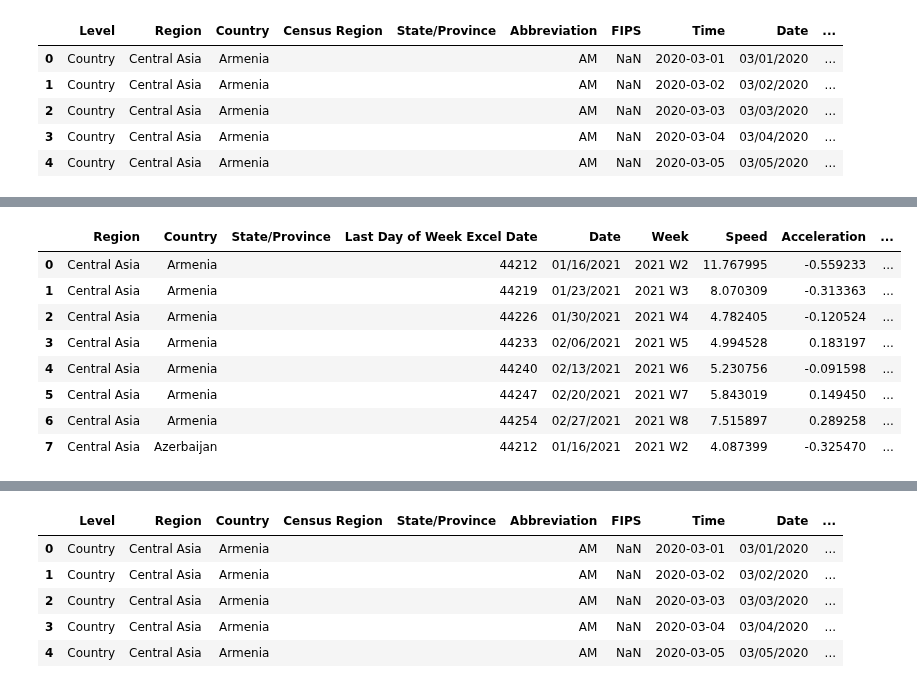
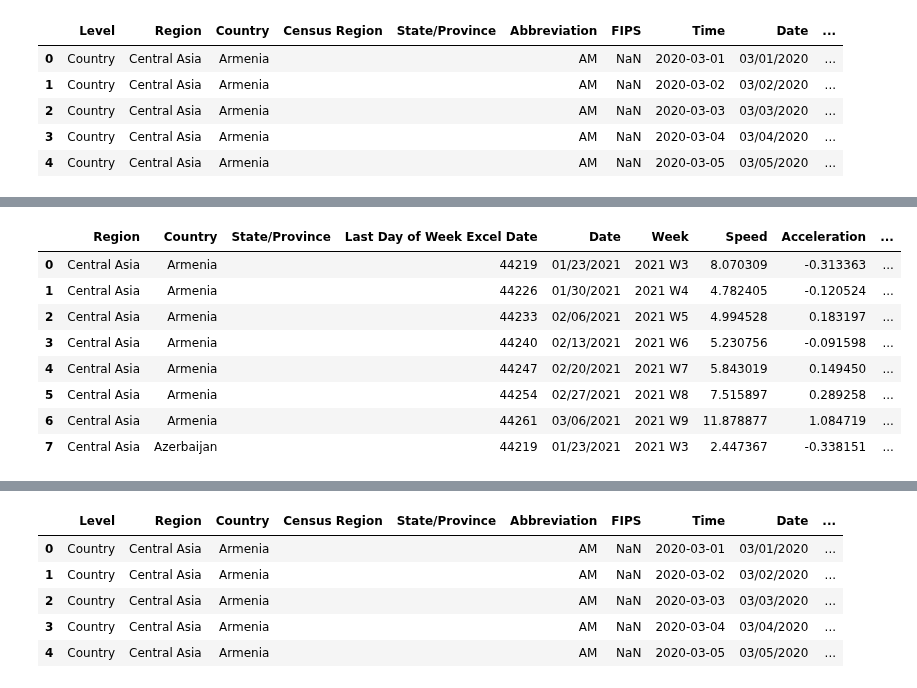
Before and after one commit to janinewhite/Global-COVID-Surveillance, a Jupyter notebook: scripts/Daily Update.ipynb, the cells around one changed output, grey strips where cells are left out. Cells and saved outputs as stored; diff of their text form; code cells hidden in the pictures.

```diff
--- a/scripts/Daily Update.ipynb
+++ b/scripts/Daily Update.ipynb
@@ -16,10 +16,10 @@ pd.set_option('display.max_columns', None)
 now = datetime.now()
 current_date = now.strftime('%Y-%m-%d')
 print(current_date)
-file_date = "2021-02-28"
+file_date = "2021-03-10"
 file_end = " -Results- " + current_date +" .csv"
 output_file_end = " -Results- " + file_date +" .csv"
-statistics_file_end = " - GMM - " + file_date + " .txt"
+statistics_file_end = " - GMM- " + file_date + " .txt"
 print(file_end)
 
 #Folders and Files
@@ -1288,6 +1288,11 @@ pgmm_files = [
     'Canada',
     'South Asia',
     'Sub-Saharan Africa'
+]
+tests = [
+    "Sargan test",
+    "Autocorrelation test",
+    "Wald test"
 ]
 
 def readOutput(r,pgmm_read_file):
@@ -1324,12 +1329,70 @@ def readOutput(r,pgmm_read_file):
     }, inplace=True)
     return df
 
+def getRegionTxt(statistics_read_file):
+    file = open(statistics_read_file, 'r')
+    lines = file.readlines()
+    regionValues = {}
+    for line in lines:
+        for test in tests:
+            testFound = line.find(test)
+            if testFound>-1:
+                print(line)
+                testName = line[0:line.find(":")]
+                if not testName in testNames:
+                    testNames.append(testName)
+                chisq = ""
+                lineSplit = ""
+                chisqFound = line.find("chisq(")
+                if chisqFound>-1:
+                    lineSplit = ") = "
+                    chisq = line[chisqFound+6:line.find(lineSplit)]
+                else:
+                    lineSplit = " = "
+                testSplit = line.find(lineSplit)
+                testLength = testSplit + len(lineSplit)
+                testEnd = line[testLength:]
+                testSpace = testEnd.find(" ")
+                testStat = testEnd[0:testSpace]
+                pValueFound = line.find("(p-value = ")+len("(p-value = ")
+                pValueEnd = line[pValueFound:]
+                pValueClose = pValueEnd.find(")")
+                pValue = pValueEnd[0:pValueClose]
+                regionValues[testName] = {
+                    "chisq":chisq,
+                    "value":testStat,
+                    "p-value":pValue
+                }
+    return regionValues
 
+testNames = []
+testValues = {}
+naValues = {}
 for r in pgmm_files:
+    print("Reading region: " + r)
     file_stem = cleanedFolder + r
+    # Get TXT data
+    statistics_read_file = file_stem + statistics_file_end
+    print(statistics_read_file)
+    regionValues = getRegionTxt(statistics_read_file)
+    # Get CSV data
     pgmm_read_file = file_stem + output_file_end
-    statistics_read_file = file_stem + statistics_file_end
+    print(pgmm_read_file)
     output_df = readOutput(r,pgmm_read_file)
+    sargan_test = regionValues["Sargan test"]
+    output_df["Sargan Test"] = sargan_test["value"]
+    output_df["Sargan Test P-Value"] = sargan_test["p-value"]
+    output_df["Sargan Test Chisq"] = sargan_test["chisq"]
+    autocorrelation1 = regionValues["Autocorrelation test (1)"]
+    output_df["Autocorrelation Test 1"] = autocorrelation1["value"]
+    output_df["Autocorrelation Test 1 P-Value"] = autocorrelation1["p-value"]
+    autocorrelation2 = regionValues["Autocorrelation test (2)"]
+    output_df["Autocorrelation Test 2"] = autocorrelation2["value"]
+    output_df["Autocorrelation Test 2 P-Value"] = autocorrelation2["p-value"]
+    wald_test = regionValues["Wald test for coefficients"]
+    output_df["Wald Test"] = wald_test["value"]
+    output_df["Wald Test P-Value"] = wald_test["p-value"]
+    output_df["Wald Test Chisq"] = wald_test["chisq"]
     pgmm = pd.concat([pgmm, output_df], ignore_index=True, sort=False)
 
 # Create Time Variables
@@ -1349,7 +1412,11 @@ pgmm_order = [
     'Cases Daily Last Day of Week', 'Total Cases Last Day of Week',
     'Cases 7D Moving Average', 'Cases Last Day of Week Rate 100K',
     'Deaths Daily Last Day of Week', 'Total Deaths Last Day of Week',
-    'Deaths 7D Moving Average', 'Deaths Last Day of Week Rate 100K', 'Output'
+    'Deaths 7D Moving Average', 'Deaths Last Day of Week Rate 100K', 'Output',
+    'Sargan Test','Sargan Test P-Value','Sargan Test Chisq',
+    'Autocorrelation Test 1', "Autocorrelation Test 1 P-Value",
+    'Autocorrelation Test 2', "Autocorrelation Test 2 P-Value",
+    'Wald Test', "Wald Test P-Value", "Wald Test Chisq"
 ]
 pgmm = pgmm[pgmm_order]
 pgmm.head(8)
@@ -1358,12 +1441,12 @@ Index(['Level', 'Region', 'Country', 'State/Province', 'Excel Date'], dtype='obj
 |  | Region | Country | State/Province | Last Day of Week Excel Date | Date | Week | Speed | Acceleration | ... |
-| 0 | Central Asia | Armenia |  | 44212 | 01/16/2021 | 2021 W2 | 11.767995 | -0.559233 | ... |
-| 1 | Central Asia | Armenia |  | 44219 | 01/23/2021 | 2021 W3 | 8.070309 | -0.313363 | ... |
-| 2 | Central Asia | Armenia |  | 44226 | 01/30/2021 | 2021 W4 | 4.782405 | -0.120524 | ... |
-| 3 | Central Asia | Armenia |  | 44233 | 02/06/2021 | 2021 W5 | 4.994528 | 0.183197 | ... |
-| 4 | Central Asia | Armenia |  | 44240 | 02/13/2021 | 2021 W6 | 5.230756 | -0.091598 | ... |
-| 5 | Central Asia | Armenia |  | 44247 | 02/20/2021 | 2021 W7 | 5.843019 | 0.149450 | ... |
-| 6 | Central Asia | Armenia |  | 44254 | 02/27/2021 | 2021 W8 | 7.515897 | 0.289258 | ... |
-| 7 | Central Asia | Azerbaijan |  | 44212 | 01/16/2021 | 2021 W2 | 4.087399 | -0.325470 | ... |
+| 0 | Central Asia | Armenia |  | 44219 | 01/23/2021 | 2021 W3 | 8.070309 | -0.313363 | ... |
+| 1 | Central Asia | Armenia |  | 44226 | 01/30/2021 | 2021 W4 | 4.782405 | -0.120524 | ... |
+| 2 | Central Asia | Armenia |  | 44233 | 02/06/2021 | 2021 W5 | 4.994528 | 0.183197 | ... |
+| 3 | Central Asia | Armenia |  | 44240 | 02/13/2021 | 2021 W6 | 5.230756 | -0.091598 | ... |
+| 4 | Central Asia | Armenia |  | 44247 | 02/20/2021 | 2021 W7 | 5.843019 | 0.149450 | ... |
+| 5 | Central Asia | Armenia |  | 44254 | 02/27/2021 | 2021 W8 | 7.515897 | 0.289258 | ... |
+| 6 | Central Asia | Armenia |  | 44261 | 03/06/2021 | 2021 W9 | 11.878877 | 1.084719 | ... |
+| 7 | Central Asia | Azerbaijan |  | 44219 | 01/23/2021 | 2021 W3 | 2.447367 | -0.338151 | ... |
 # %%
 date_check = pgmm.groupby(pgmm["Country"])["Week"].max()
 date_check.head()
```
Also changed, not shown: parts of 17 cells of this notebook, 27 other files.
